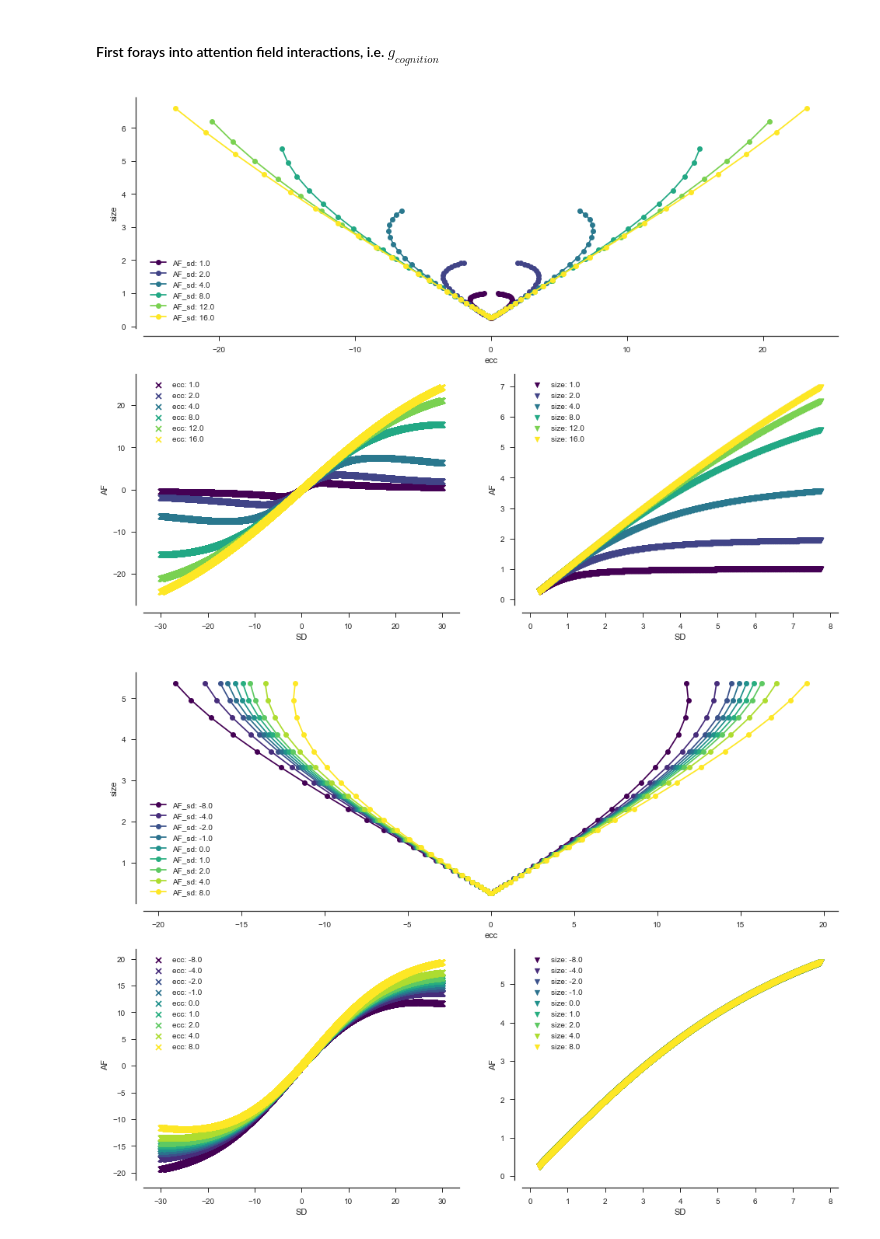
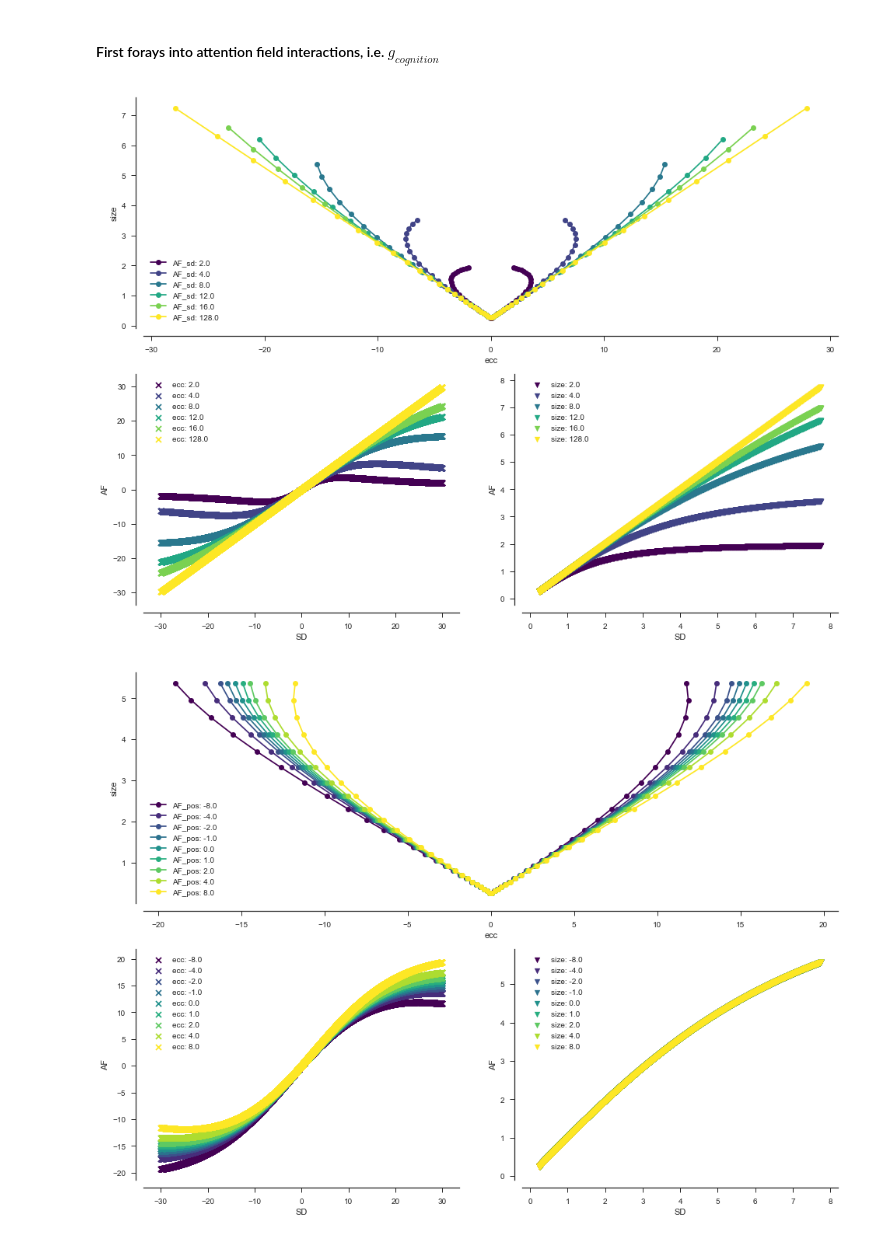
Before and after one commit to spinoza-centre/prf_simulations, a Jupyter notebook: prf_simulations.ipynb, the cells around one changed output. Cells and saved outputs as stored; diff of their text form; code cells hidden in the pictures.

Commit message:
figure output for gain field

```diff
--- a/prf_simulations.ipynb
+++ b/prf_simulations.ipynb
@@ -196,7 +196,7 @@ sn.despine(offset=10)
 # Vary attention field width
 #############################################
 
-AF_sds = [1.0, 2.0, 4.0, 8.0, 12.0, 16.0]
+AF_sds = [2.0, 4.0, 8.0, 12.0, 16.0, 128.0]
 col = pl.cm.viridis(np.linspace(0,1,len(AF_sds)))
 nr_neurons = 1e4
 
@@ -248,33 +248,33 @@ s.set_ylabel('size')
 s.set_xlabel('ecc')
 s2 = f.add_subplot(223)
 s2.set_xlabel('SD')
 s2.set_ylabel('AF')
 s3 = f.add_subplot(224)
 s3.set_xlabel('SD')
 s3.set_ylabel('AF')
 for i, afp in enumerate(AF_pos):
 
     neurons = create_neurons(nr_neuronal_rfs=nr_neurons*pmr,
                                 neuron_ecc_size_int=0.25,
                                 neuron_ecc_size_slope=0.25,
                                 neuron_ecc_sd=0.0,
                                 neuron_size_sd=0.0,
                                 neuron_mm_from_fovea_sd=0.0)
 
     gauss_AF_neurons(neurons, ecc_AF=afp, size_AF=8.0)
 
     mean_df = neurons_to_voxels(neurons,
                                 voxel_size=voxel_size, binning_column='mm_from_fovea')
-    s.plot(mean_df['ecc_AF'], mean_df['size_AF'], c = col[i], marker = 'o', label = 'AF_sd: ' + str(afp))
+    s.plot(mean_df['ecc_AF'], mean_df['size_AF'], c = col[i], marker = 'o', label = 'AF_pos: ' + str(afp))
 
     s2.scatter(neurons['ecc'], neurons['ecc_AF'], color=col[i], marker='x', label = 'ecc: ' + str(afp) )
     s3.scatter(neurons['size'], neurons['size_AF'], color=col[i], marker='v', label = 'size: ' + str(afp) )
 
 s.legend()
 s2.legend()
 s3.legend()
 
 sn.despine(offset=10)
 # %% [output]
-[figure, old version]
+[figure, new version]
 [figure]
```
Also changed, not shown: parts of 7 cells of this notebook, 1 other file.
